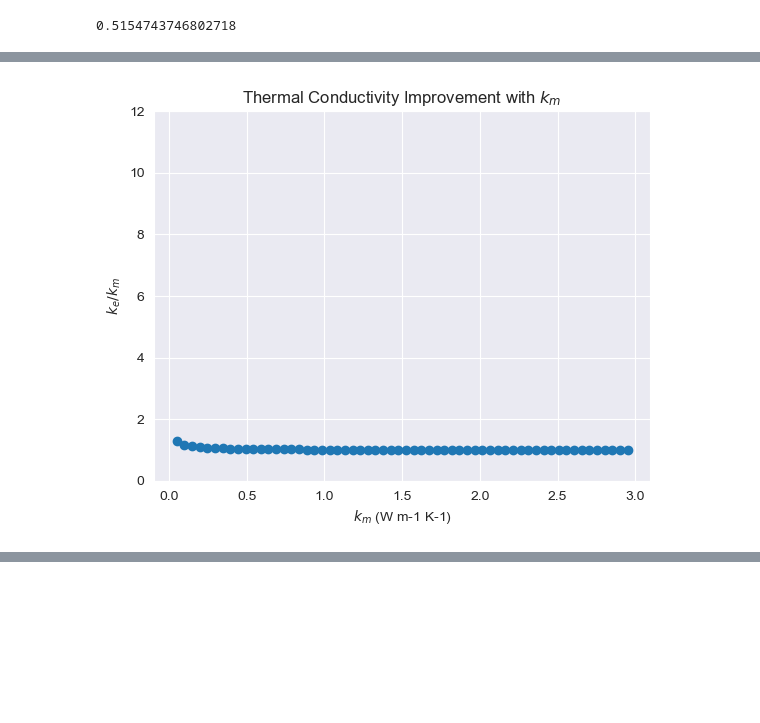
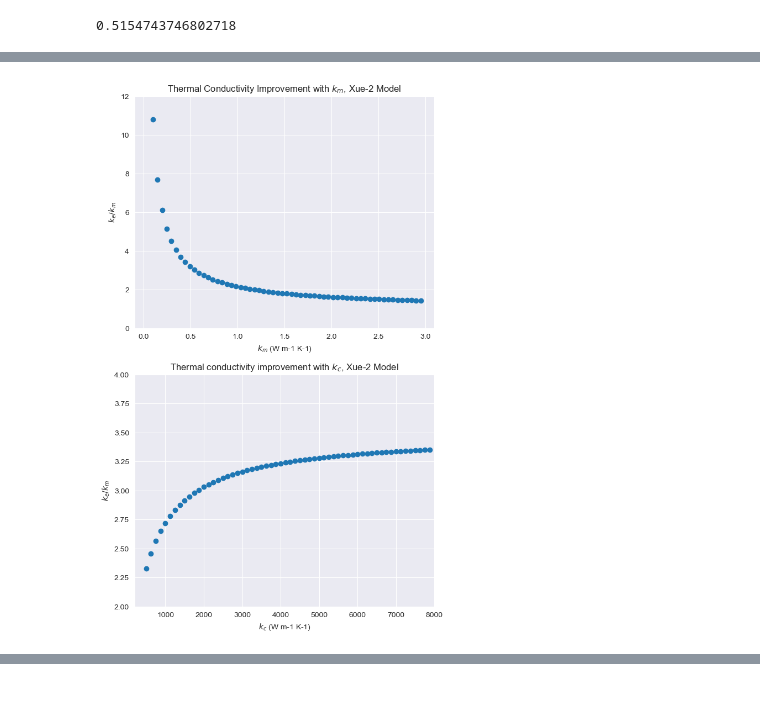
Before and after one commit to danesheppard/CNTCompositeModelling, a Jupyter notebook: nanocomp.ipynb, the cells around one changed output, grey strips where cells are left out. Saved outputs shown, nothing was run; the diff lists cells and outputs as text; code cells hidden in the pictures; blank space fills up the shorter version.

Commit message:
More parameterization, adjusted some graphs

```diff
--- a/nanocomp.ipynb
+++ b/nanocomp.ipynb
@@ -29,9 +29,10 @@ def nankekm(f = f, kc = kc, km = km, L = L, d = d, RK = RK, p = False):
         φ = The volume fraction of nanotubes in the nanocomposite
         kc = The thermal conductivity of the nanotubes
         km = The thermal conductivity of the matrix material
-        L = The length of the nanotubes in metres
+        L = The length of the nanotubes in metres. Only used if no p is provided
         d = The diameter of the nanotubes i metres
         RK = The interfacial Thermal Resistance
+        p = The aspect ratio of the nanotubes
 
     Returns:
         ke/km, the ratio of effective thermal conductivity of the nanocomposite to the thermal conductivity of the polymer matrix
@@ -39,9 +40,9 @@ def nankekm(f = f, kc = kc, km = km, L = L, d = d, RK = RK, p = False):
 
     ak = RK*km
     if not p:
-        print(f'Calculatin p value using L = {L} and d = {d}')
+        # print(f'Calculatin p value using L = {L} and d = {d}')
         p = L/d
-        print(f'Calulated p value is {p}')
+        # print(f'Calulated p value is {p}')
     kekm = 1 + (f*p/3)*(kc/km)/(p + 2*(ak/d)*(kc/km))
     return kekm
 
@@ -70,5 +71,3 @@ def kcl(kc = kc, RK = RK, L = L):
         L = The length of the composite cell
     '''
     return kc/(1 + (2*RK*kc/L))
-
-print(nankekm())
@@ -271,20 +266,74 @@ print()
 
 # We'll vary km and see if we can recreate the original plots from the paper
 kmData = []
+kmNanData = []
+
 initialKm = 0.05
 maxKm = 3
+setKc = 3000
+RKforkm = 5e-8
 kmIncrement = 0.01
 iterations = 60
-xAxis = np.arange(start = initialKm, step = (maxKm - initialKm)/iterations, stop = maxKm)
-print(f'Generating {len(xAxis)} values')
-for kmValue in xAxis:
-    keResult = calculateKeSolver(km = kmValue, maxIter = 500)
+kmL = 5e-5
+kmAxis = np.arange(start = initialKm, step = (maxKm - initialKm)/iterations, stop = maxKm)
+
+print(f'Generating {len(kmAxis)} km values')
+for kmValue in kmAxis:
+    keResult = calculateKeSolver(km = kmValue, kc = setKc, L = kmL, RK = RKforkm, maxIter = 500)
+    nanResult = nankekm(km = kmValue, kc = setKc, L = kmL, RK = RKforkm)
     kmData.append(keResult/kmValue)
+    kmNanData.append(nanResult)
 
-plt.scatter(x = xAxis, y = kmData)
-plt.xlabel('$k_m$ (W m-1 K-1)')
-plt.ylabel('$k_e/k_m$')
-plt.ylim(0, 12)
-plt.title('Thermal Conductivity Improvement with $k_m$')
-plt.show()
+xueFig, xueAxes = plt.subplots(2, figsize = (7, 12))
+xueAxes[0].scatter(x = kmAxis, y = kmData)
+xueAxes[0].set_xlabel('$k_m$ (W m-1 K-1)')
+xueAxes[0].set_ylabel('$k_e/k_m$')
+xueAxes[0].set_ylim(0, 12)
+xueAxes[0].set_title('Thermal Conductivity Improvement with $k_m$, Xue-2 Model')
+
+# Similarly, for varying kc from 500 to 7000
+kcData = []
+kcNanData = []
+initialKc = 500
+maxKc = 8000
+setkm = 0.5
+kcL = 5e-5
+kcIncrement = 25
+kcAxis = np.arange(start = initialKc, step = (maxKc - initialKc)/iterations, stop = maxKc)
+counter = 0
+
+print(f'Generating {len(kcAxis)} kc values')
+for kcValue in kcAxis:
+    keResult = calculateKeSolver(kc = kcValue, L = kcL, km = setkm, RK = RKforkm)
+    nanResult = nankekm(kc = kcValue, L = kcL, km = setkm, RK = RKforkm)
+    kcData.append(keResult/setkm)
+    kcNanData.append(nanResult)
+    counter += 1
+
+xueAxes[1].scatter(x = kcAxis, y = kcData)
+xueAxes[1].set_xlabel('$k_c$ (W m-1 K-1)')
+xueAxes[1].set_ylabel('$k_e/k_m$')
+xueAxes[1].set_xlim(200, 8000)
+xueAxes[1].set_ylim(2, 4)
+xueAxes[1].set_title('Thermal conductivity improvement with $k_c$, Xue-2 Model')
+xueFig.savefig('./reacreatingXue2Plots.png')
+
+# ***************************
+# Let's also plot the Nan model response to these parameters
+nanSenseFig, nanSenseAx = plt.subplots(2, figsize = (7, 12))
+
+# km plot for Nan model
+nanSenseAx[0].scatter(x = kmAxis, y = kmNanData)
+nanSenseAx[0].set_xlabel('$k_m$ (W m-1 K-1)')
+nanSenseAx[0].set_ylabel('$k_e/k_m$')
+nanSenseAx[0].set_ylim(0, 12)
+nanSenseAx[0].set_title('Thermal Conductivity Improvement with $k_m$, Nan model')
+
+# kc plot for Nan model (kf in the publication)
+nanSenseAx[1].scatter(x = kcAxis, y = kcNanData)
+nanSenseAx[1].set_xlabel('$k_c$ (W m-1 K-1)')
+nanSenseAx[1].set_ylabel('$k_e/k_m$')
+nanSenseAx[1].set_xlim(200, 8000)
+nanSenseAx[1].set_title('Thermal conductivity improvement with $k_c$, Nan model')
+nanSenseFig.savefig('./nanSensitivity.png')
 # %% [output]
@@ -292 +342 @@ Generating 60 values
-[figure, old version]
+[figure, new version]
```
Also changed, not shown: parts of 9 cells of this notebook, 5 other files.
